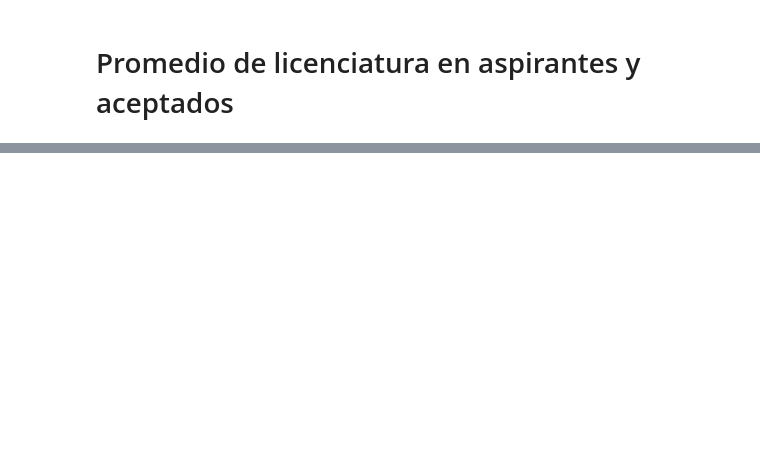
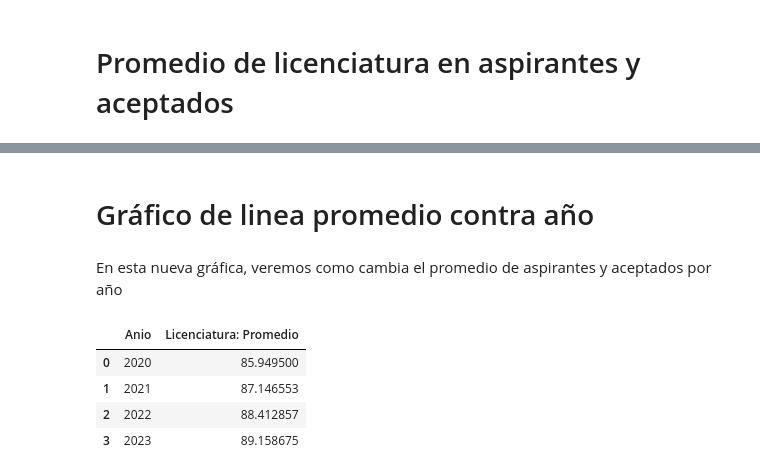
Before and after one commit to fofojaramillo/aspirantes-historia, a Jupyter notebook: notebooks/Graficas_promedio_edad.ipynb, the cells around one changed output, grey strips where cells are left out. Drawn from its saved outputs; the diff is of its cells as text; code cells hidden in the pictures; blank space fills up the shorter version.

Commit message:
Nueva gráfica

```diff
--- a/notebooks/Graficas_promedio_edad.ipynb
+++ b/notebooks/Graficas_promedio_edad.ipynb
@@ -63,3 +64,17 @@ for anio in anios:
 
     del(dftotal)
     del(dfaceptados)
+# %% [markdown]
+# Gráfico de linea promedio contra año
+# %% [markdown]
+En esta nueva gráfica, veremos como cambia el promedio de aspirantes y aceptados por año
+# %%
+dfgroup = df.groupby('Anio')['Licenciatura: Promedio'].agg('mean').reset_index()
+dfgroup['Anio'] = [2020,2021,2022,2023]
+dfgroup.head()
+# %% [output]
+|  | Anio | Licenciatura: Promedio |
+| 0 | 2020 | 85.949500 |
+| 1 | 2021 | 87.146553 |
+| 2 | 2022 | 88.412857 |
+| 3 | 2023 | 89.158675 |
```
Also changed, not shown: parts of 5 cells of this notebook.
